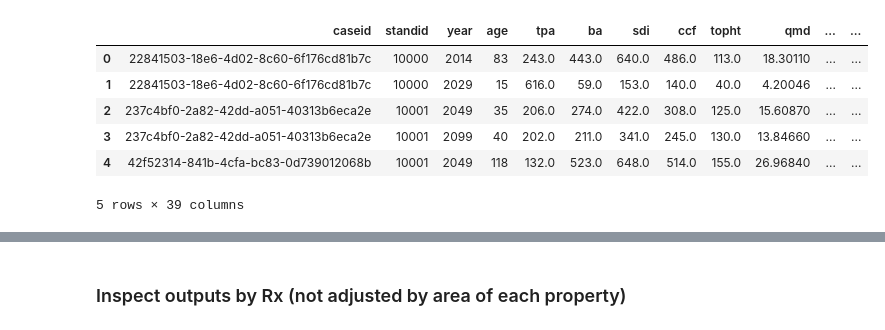
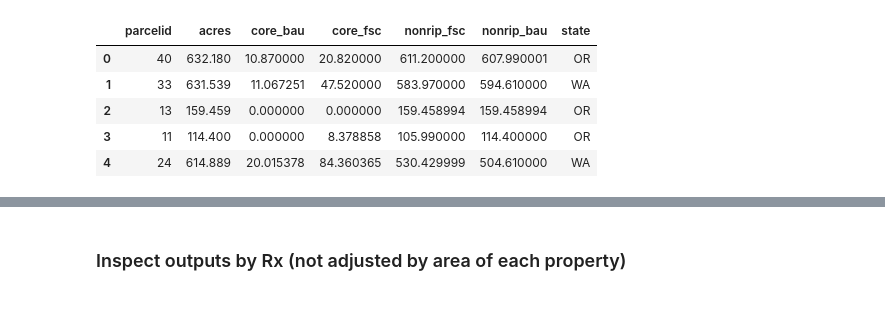
Before and after one commit to Ecotrust/FSC_Case_Studies, a Jupyter notebook: FSC Case Study Visualization.ipynb, the cells around one changed output, grey strips where cells are left out. Saved outputs shown, nothing was run; the diff lists cells and outputs as text; code cells hidden in the pictures.

```diff
--- a/FSC Case Study Visualization.ipynb
+++ b/FSC Case Study Visualization.ipynb
@@ -24,0 +12,14 @@ conn.close()
+# %%
+conn = psycopg2.connect("dbname='FVSOut' user='postgres' host='localhost' port='5433'") # password in pgpass file
+SQL = '''
+SELECT parcel.parcelid, SUM(acres) AS acres, SUM(baucore) AS core_bau, SUM(fsccore) AS core_fsc,
+    SUM(nonrip_fsc) AS nonrip_fsc, SUM(nonrip_bau) AS nonrip_bau, stateid AS state
+FROM parcel, state
+WHERE parcel.standid = state.standid
+GROUP BY parcel.parcelid, state.stateid;
+'''
+# read the query into a pandas dataframe
+parcels = pd.read_sql(SQL, conn)
+
+# close the database connection
+conn.close()
@@ -25,10 +41,9 @@ conn.close()
 # %%
-FVSOut.head()
+parcels.head()
 # %% [output]
-|  | caseid | standid | year | age | tpa | ba | sdi | ccf | topht | qmd | ... | ... |
-| 0 | 22841503-18e6-4d02-8c60-6f176cd81b7c | 10000 | 2014 | 83 | 243.0 | 443.0 | 640.0 | 486.0 | 113.0 | 18.30110 | ... | ... |
-| 1 | 22841503-18e6-4d02-8c60-6f176cd81b7c | 10000 | 2029 | 15 | 616.0 | 59.0 | 153.0 | 140.0 | 40.0 | 4.20046 | ... | ... |
-| 2 | 237c4bf0-2a82-42dd-a051-40313b6eca2e | 10001 | 2049 | 35 | 206.0 | 274.0 | 422.0 | 308.0 | 125.0 | 15.60870 | ... | ... |
-| 3 | 237c4bf0-2a82-42dd-a051-40313b6eca2e | 10001 | 2099 | 40 | 202.0 | 211.0 | 341.0 | 245.0 | 130.0 | 13.84660 | ... | ... |
-| 4 | 42f52314-841b-4cfa-bc83-0d739012068b | 10001 | 2049 | 118 | 132.0 | 523.0 | 648.0 | 514.0 | 155.0 | 26.96840 | ... | ... |
+|  | parcelid | acres | core_bau | core_fsc | nonrip_fsc | nonrip_bau | state |
+| 0 | 40 | 632.180 | 10.870000 | 20.820000 | 611.200000 | 607.990001 | OR |
+| 1 | 33 | 631.539 | 11.067251 | 47.520000 | 583.970000 | 594.610000 | WA |
+| 2 | 13 | 159.459 | 0.000000 | 0.000000 | 159.458994 | 159.458994 | OR |
+| 3 | 11 | 114.400 | 0.000000 | 8.378858 | 105.990000 | 114.400000 | OR |
+| 4 | 24 | 614.889 | 20.015378 | 84.360365 | 530.429999 | 504.610000 | WA |
-5 rows × 39 columns
```
Also changed, not shown: parts of 35 cells of this notebook, 1 other file.
